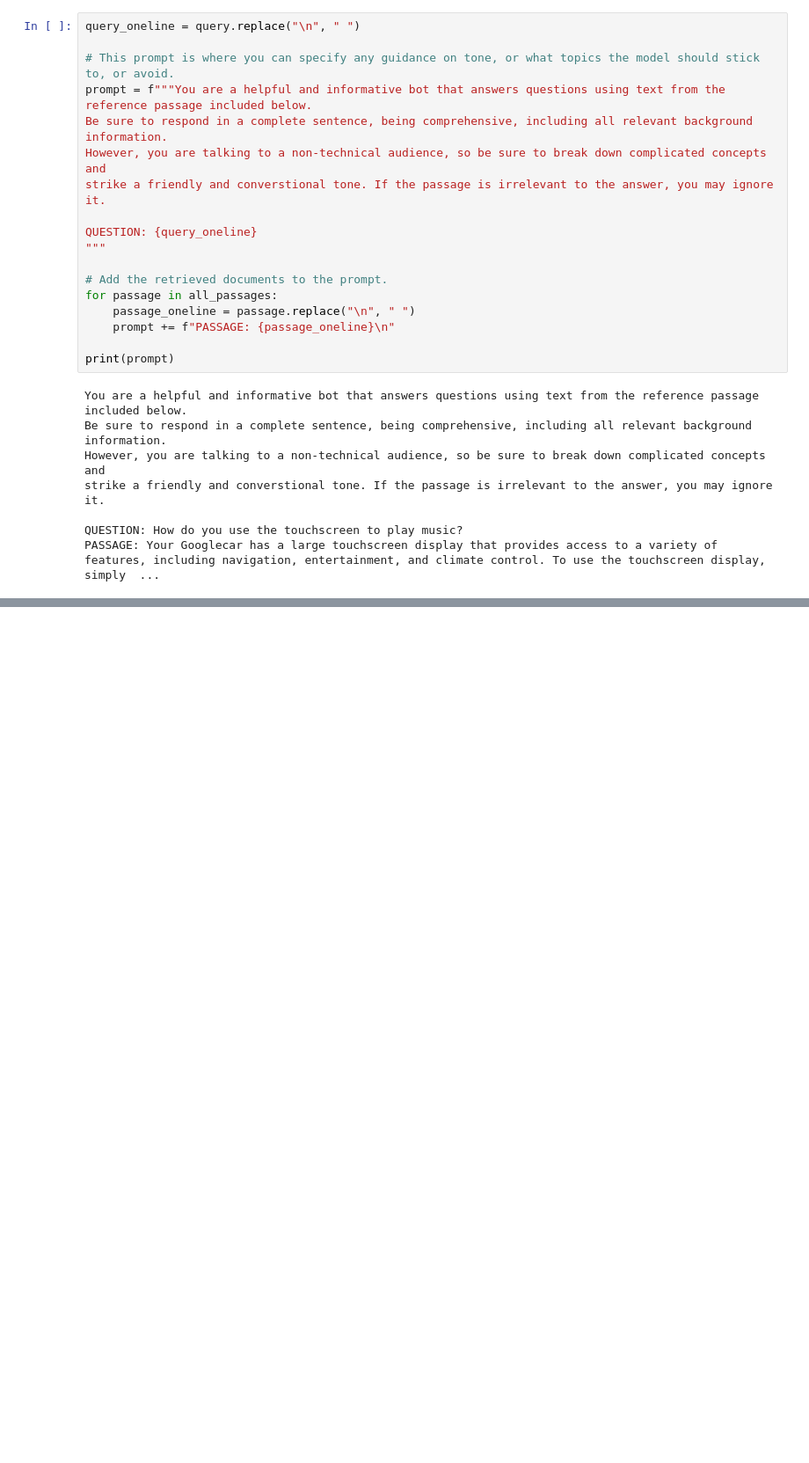
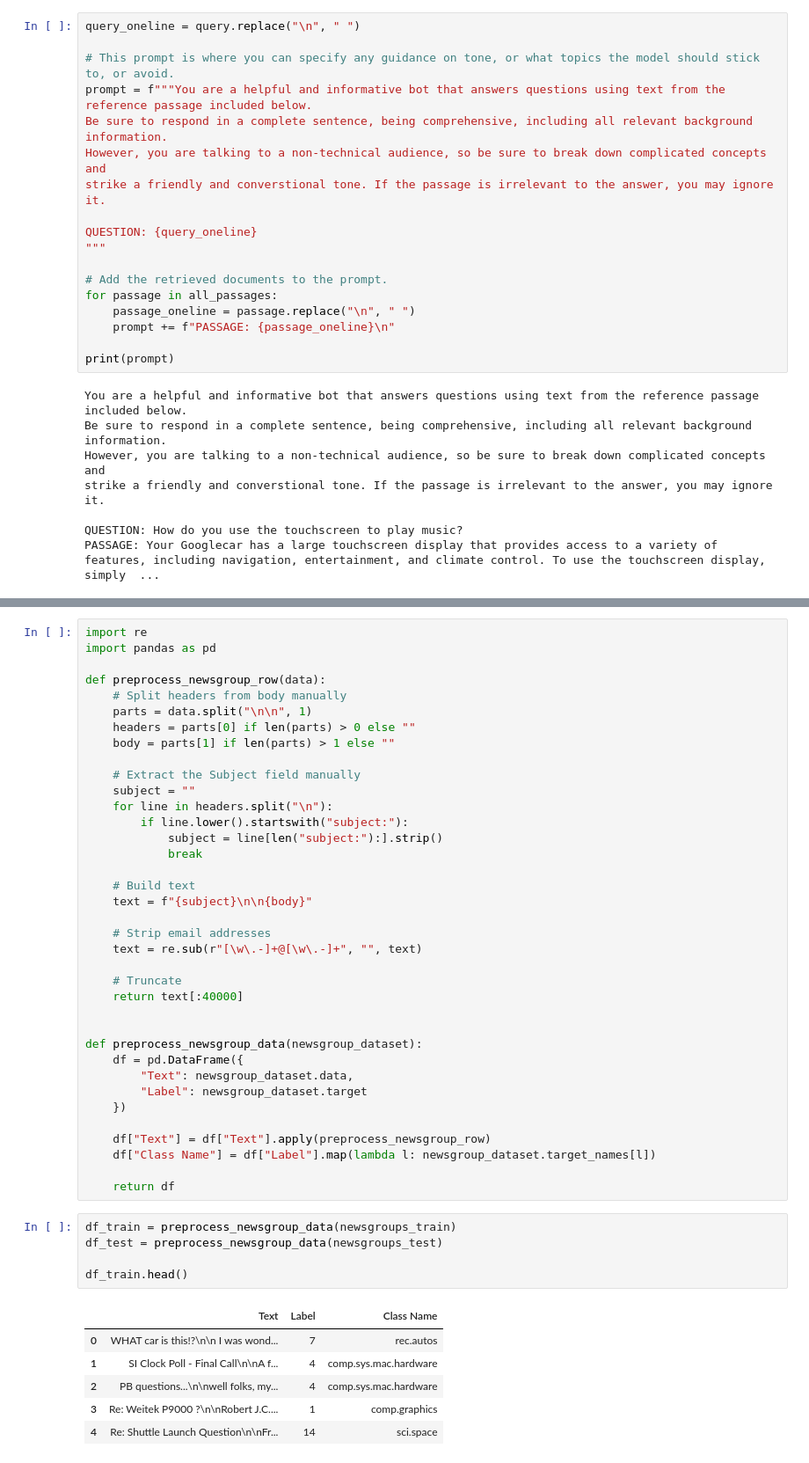
Before and after one commit to parshvak26/GENAI, a Jupyter notebook: Complete_GenAI.ipynb, the cells around one changed output, grey strips where cells are left out. Shown: that part at 88% size. Drawn from its saved outputs; the diff is of its cells as text; blank space fills up the shorter version.

```diff
--- a/Complete_GenAI.ipynb
+++ b/Complete_GenAI.ipynb
@@ -713,0 +844,49 @@ It's super easy to play music in your Googlecar using the large touchscreen disp
+# %%
+import re
+import pandas as pd
+
+def preprocess_newsgroup_row(data):
+    # Split headers from body manually
+    parts = data.split("\n\n", 1)
+    headers = parts[0] if len(parts) > 0 else ""
+    body = parts[1] if len(parts) > 1 else ""
+
+    # Extract the Subject field manually
+    subject = ""
+    for line in headers.split("\n"):
+        if line.lower().startswith("subject:"):
+            subject = line[len("subject:"):].strip()
+            break
+
+    # Build text
+    text = f"{subject}\n\n{body}"
+
+    # Strip email addresses
+    text = re.sub(r"[\w\.-]+@[\w\.-]+", "", text)
+
+    # Truncate
+    return text[:40000]
+
+
+def preprocess_newsgroup_data(newsgroup_dataset):
+    df = pd.DataFrame({
+        "Text": newsgroup_dataset.data,
+        "Label": newsgroup_dataset.target
+    })
+
+    df["Text"] = df["Text"].apply(preprocess_newsgroup_row)
+    df["Class Name"] = df["Label"].map(lambda l: newsgroup_dataset.target_names[l])
+
+    return df
+# %%
+df_train = preprocess_newsgroup_data(newsgroups_train)
+df_test = preprocess_newsgroup_data(newsgroups_test)
+
+df_train.head()
+# %% [output]
+|  | Text | Label | Class Name |
+| 0 | WHAT car is this!?\n\n I was wond... | 7 | rec.autos |
+| 1 | SI Clock Poll - Final Call\n\nA f... | 4 | comp.sys.mac.hardware |
+| 2 | PB questions...\n\nwell folks, my... | 4 | comp.sys.mac.hardware |
+| 3 | Re: Weitek P9000 ?\n\nRobert J.C.... | 1 | comp.graphics |
+| 4 | Re: Shuttle Launch Question\n\nFr... | 14 | sci.space |
```
Also changed, not shown: parts of 26 cells of this notebook.
